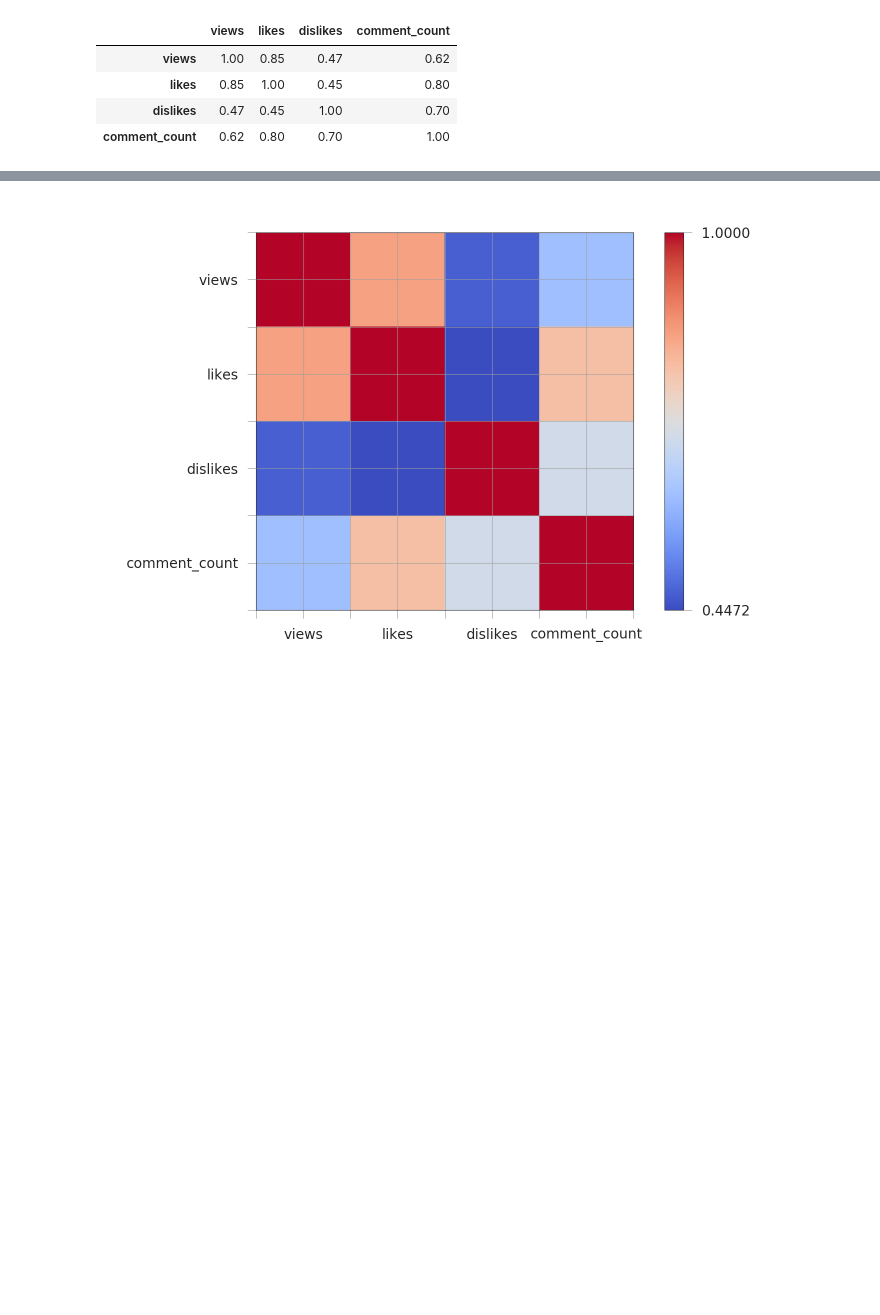
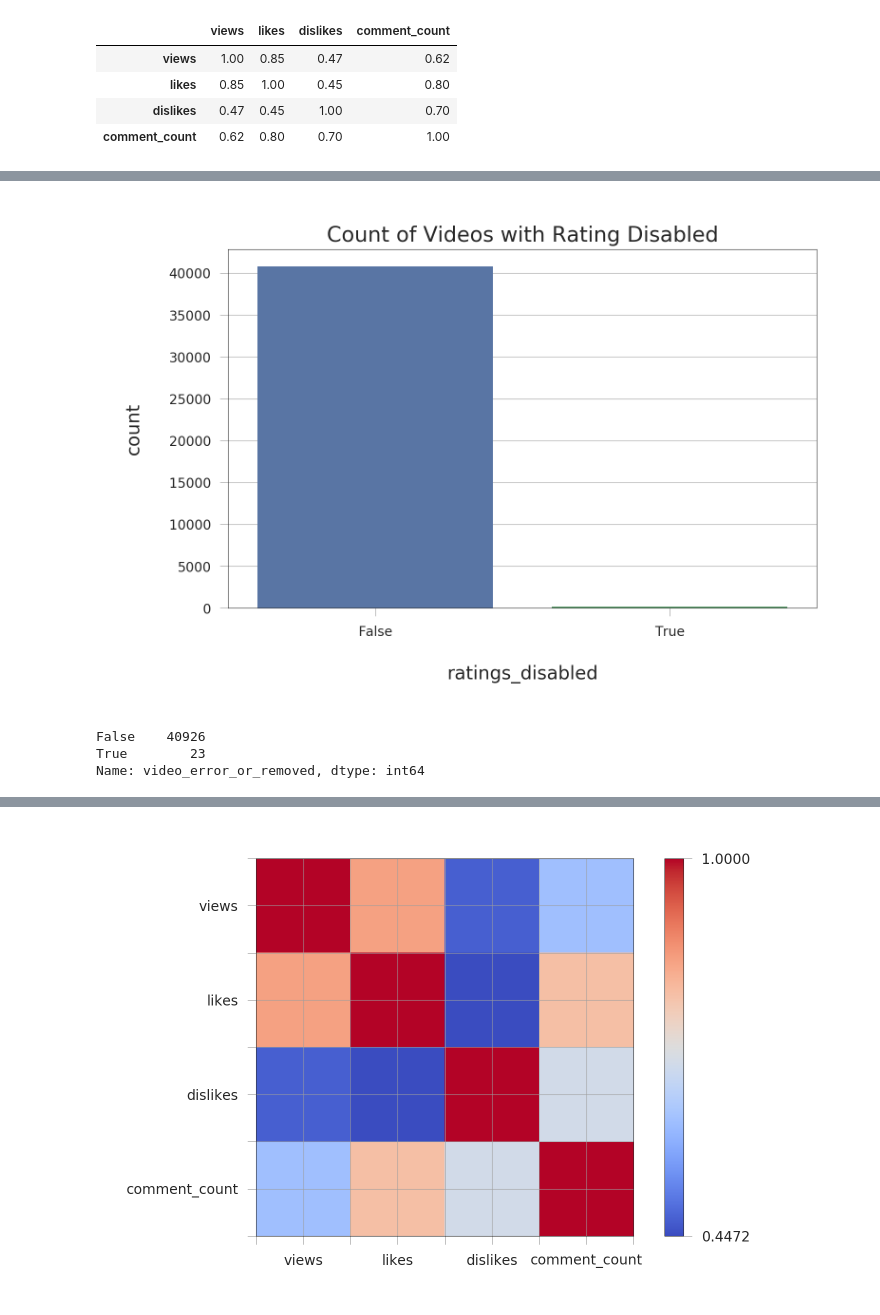
Before and after one commit to AbhinavShank/Youtube-Trending, a Jupyter notebook: YTAnalysis_USA.ipynb, the cells around one changed output, grey strips where cells are left out. Saved outputs shown, nothing was run; the diff lists cells and outputs as text; code cells hidden in the pictures; blank space fills up the shorter version.

```diff
--- a/YTAnalysis_USA.ipynb
+++ b/YTAnalysis_USA.ipynb
@@ -286,0 +304,11 @@ corr_matrix
+# %%
+p2 = sns.countplot(x='ratings_disabled', data=df)
+p2.set_title("Count of Videos with Rating Disabled", fontsize=16);
+# %% [output]
+[figure, added]
+# %%
+df['video_error_or_removed'].value_counts()
+# %% [output]
+False    40926
+True        23
+Name: video_error_or_removed, dtype: int64
```
Also changed, not shown: parts of 6 cells of this notebook.
